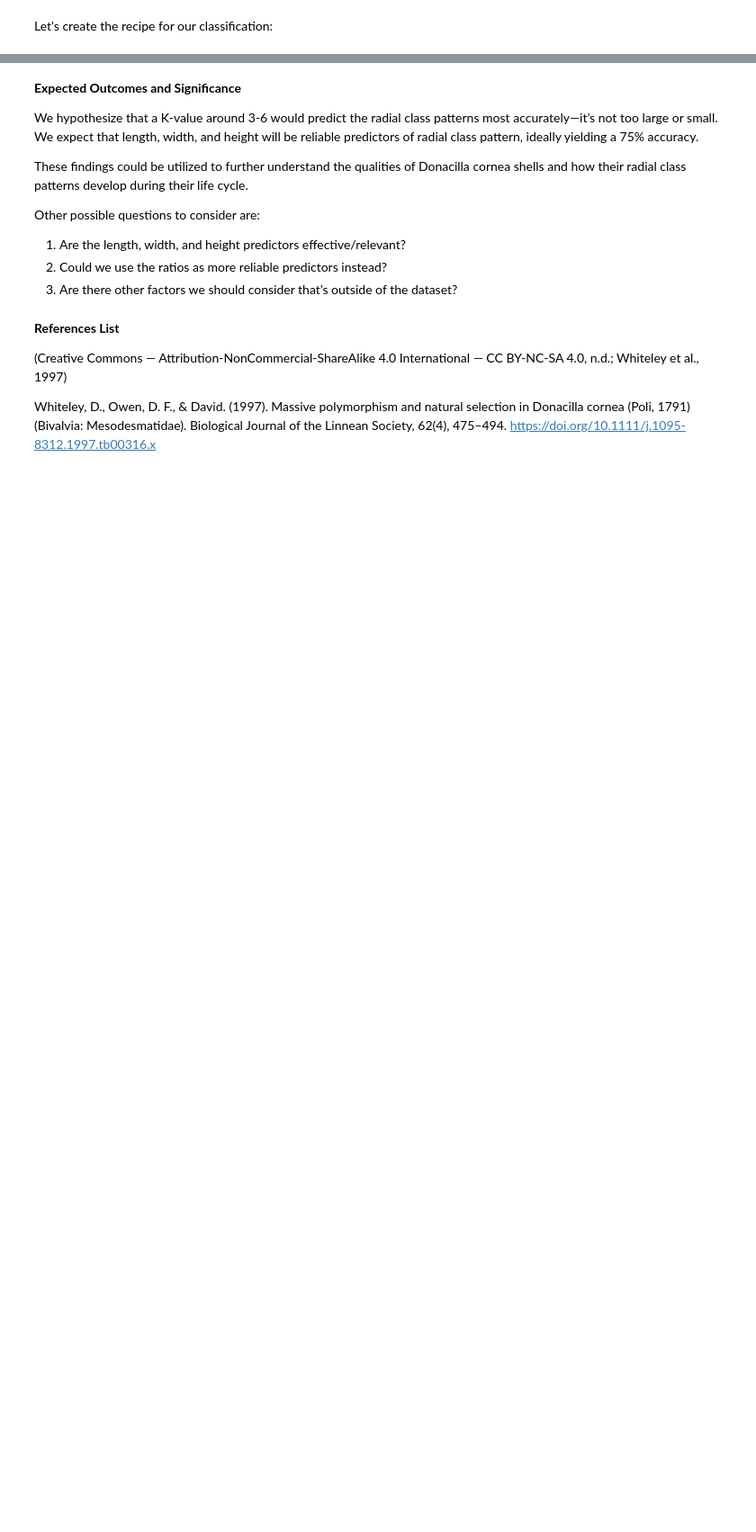
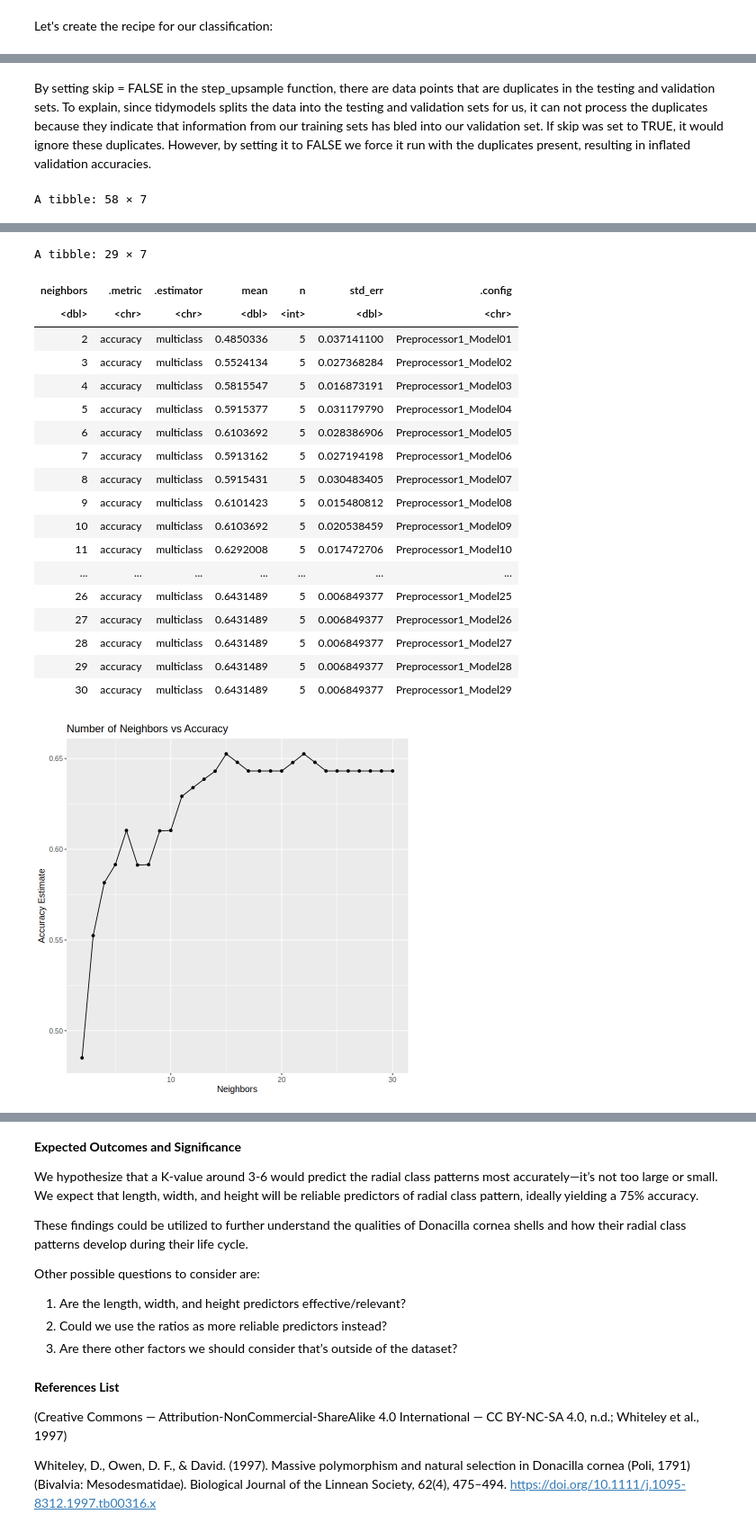
Before and after one commit to rhe9598/dsci_group_project, a Jupyter notebook: DcorneaReport.ipynb, the cells around one changed output, grey strips where cells are left out. Shown at 90% size. Drawn from its saved outputs; the diff is of its cells as text; code cells hidden in the pictures; blank space fills up the shorter version.

Commit message:
Performed cross validation
Added text descriptions about the upsampling

```diff
--- a/DcorneaReport.ipynb
+++ b/DcorneaReport.ipynb
@@ -134,11 +194,11 @@ shell_recipe <- recipe(rpclass ~ l + w + h, data = training_data) |>
 #fix oversampling issue by using the step_upsample function
 
 
-shell_recipe <- step_upsample(shell_recipe, rpclass, over_ratio = 1, skip = FALSE) |>
-                    prep()
+upsampled_data <- step_upsample(shell_recipe, rpclass, over_ratio = 1, skip = FALSE) |>
+prep()
+upsampled_data
 
-
-shell_upsampled <- bake(shell_recipe, training_data)
+shell_upsampled <- bake(upsampled_data, training_data)
 
 
 shell_upsampled <- shell_upsampled |>
@@ -153,3 +228,31 @@ A tibble: 3 × 2
 | A0 | 135 |
 | A1 | 135 |
 | B0a | 135 |
+# %% [markdown]
+By setting skip = FALSE in the step_upsample function, there are data points that are duplicates in the testing and validation sets. To explain, since tidymodels splits the data into the testing and validation sets for us, it can not process the duplicates because they indicate that information from our training sets has bled into our validation set. If skip was set to TRUE, it would ignore these duplicates. However, by setting it to FALSE we force it run with the duplicates present, resulting in inflated validation accuracies.
+# %%
+set.seed(9999)
+vfold <- vfold_cv(training_data, v = 5, strata = rpclass)
+
+k_vals <- tibble(neighbors = seq(from = 2, to = 30, by = 1))
+
+knn_results <- workflow() |>
+  add_recipe(shell_recipe) |>
+  add_model(knn_spec) |>
+  tune_grid(resamples = vfold, grid = k_vals) |>
+  collect_metrics()
+knn_results
+
+accuracies <- knn_results |>
+  filter(.metric == "accuracy")
+accuracies
+
+cross_val_plot <- ggplot(accuracies, aes(x = neighbors, y = mean)) +
+  geom_point() +
+  geom_line() +
+  labs(x = "Neighbors", y = "Accuracy Estimate") +
+  theme(text = element_text(size = 12)) +
+    ggtitle("Number of Neighbors vs Accuracy")
+cross_val_plot
+# %% [output]
+A tibble: 58 × 7
@@ -155,0 +277,20 @@ A tibble: 3 × 2
+A tibble: 29 × 7
+| neighbors | .metric | .estimator | mean | n | std_err | .config |
+| <dbl> | <chr> | <chr> | <dbl> | <int> | <dbl> | <chr> |
+| 2 | accuracy | multiclass | 0.4850336 | 5 | 0.037141100 | Preprocessor1_Model01 |
+| 3 | accuracy | multiclass | 0.5524134 | 5 | 0.027368284 | Preprocessor1_Model02 |
+| 4 | accuracy | multiclass | 0.5815547 | 5 | 0.016873191 | Preprocessor1_Model03 |
+| 5 | accuracy | multiclass | 0.5915377 | 5 | 0.031179790 | Preprocessor1_Model04 |
+| 6 | accuracy | multiclass | 0.6103692 | 5 | 0.028386906 | Preprocessor1_Model05 |
+| 7 | accuracy | multiclass | 0.5913162 | 5 | 0.027194198 | Preprocessor1_Model06 |
+| 8 | accuracy | multiclass | 0.5915431 | 5 | 0.030483405 | Preprocessor1_Model07 |
+| 9 | accuracy | multiclass | 0.6101423 | 5 | 0.015480812 | Preprocessor1_Model08 |
+| 10 | accuracy | multiclass | 0.6103692 | 5 | 0.020538459 | Preprocessor1_Model09 |
+| 11 | accuracy | multiclass | 0.6292008 | 5 | 0.017472706 | Preprocessor1_Model10 |
+| ... | ... | ... | ... | ... | ... | ... |
+| 26 | accuracy | multiclass | 0.6431489 | 5 | 0.006849377 | Preprocessor1_Model25 |
+| 27 | accuracy | multiclass | 0.6431489 | 5 | 0.006849377 | Preprocessor1_Model26 |
+| 28 | accuracy | multiclass | 0.6431489 | 5 | 0.006849377 | Preprocessor1_Model27 |
+| 29 | accuracy | multiclass | 0.6431489 | 5 | 0.006849377 | Preprocessor1_Model28 |
+| 30 | accuracy | multiclass | 0.6431489 | 5 | 0.006849377 | Preprocessor1_Model29 |
+[figure, added]
```
Also changed, not shown: parts of 7 cells of this notebook.
